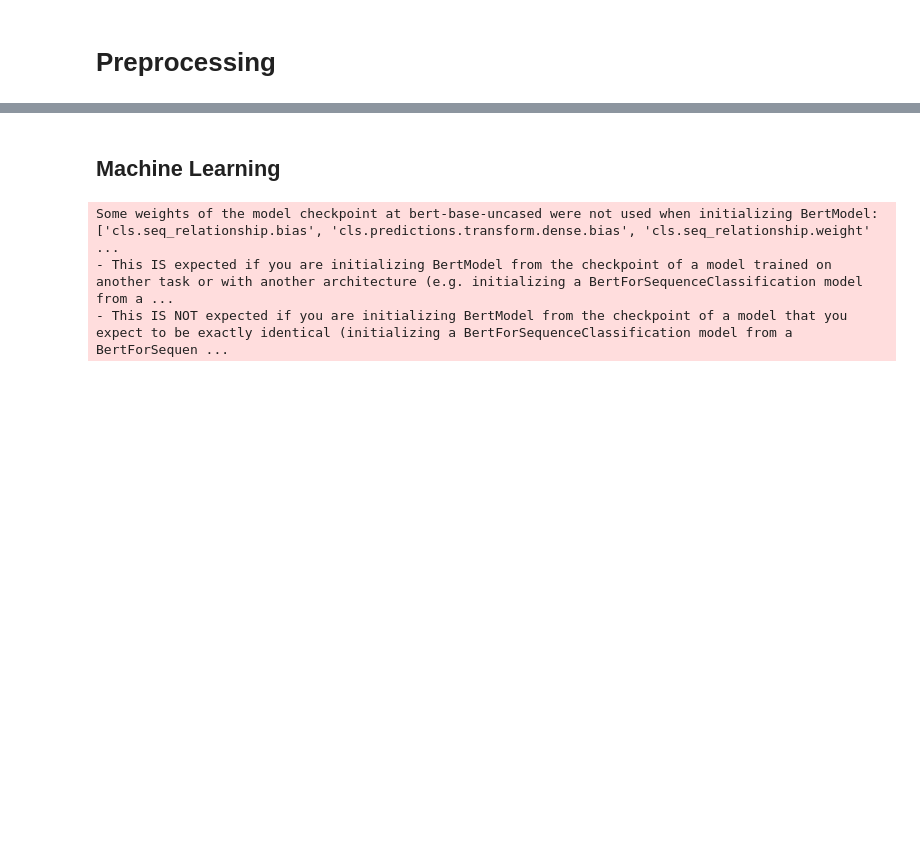
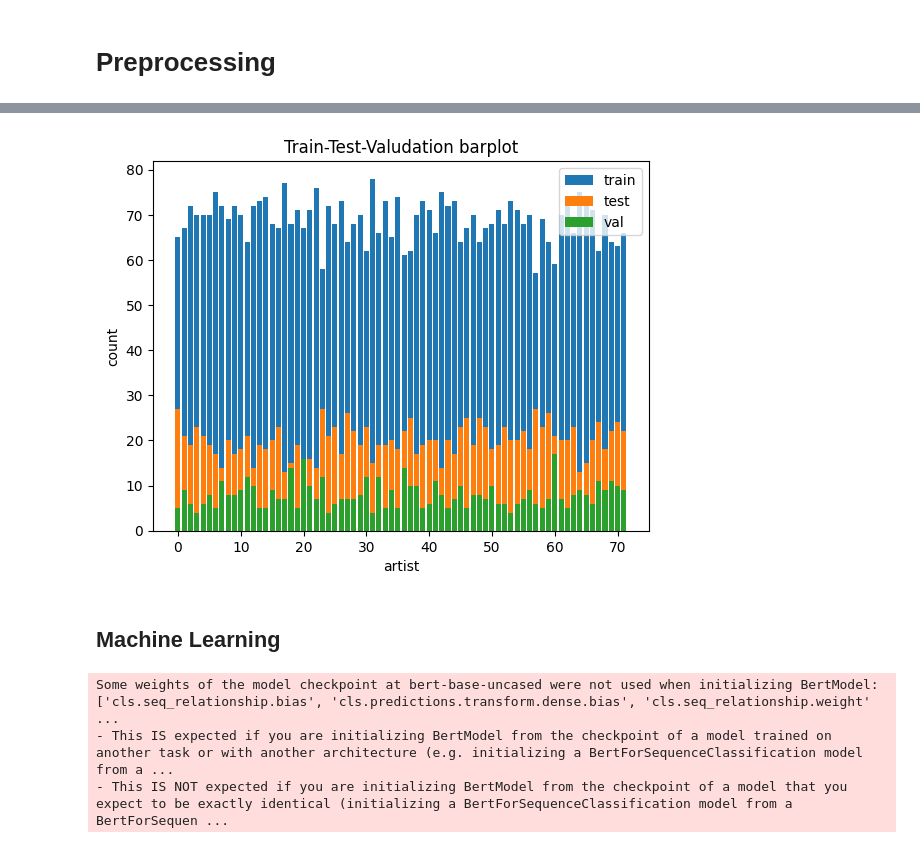
Before and after one commit to sciapponi/LyricStyleSpace, a Jupyter notebook: metric_learning.ipynb, the cells around one changed output, grey strips where cells are left out. Drawn from its saved outputs; the diff is of its cells as text; code cells hidden in the pictures; blank space fills up the shorter version.

```diff
--- a/metric_learning.ipynb
+++ b/metric_learning.ipynb
@@ -97,0 +94,13 @@ plot_dist(mapped_dataset['train'])
+# %%
+from datasets import DatasetDict
+tts_mapped_dataset = mapped_dataset['train'].train_test_split(train_size=0.7)
+mapped_dataset_valid = tts_mapped_dataset['test'].train_test_split(train_size=0.3)
+
+train_test_val_dataset = DatasetDict({
+    'train': tts_mapped_dataset['train'],
+    'test':mapped_dataset_valid['test'],
+    'val': mapped_dataset_valid['train']
+
+})
+
+train_test_val_dataset
@@ -98,2 +122,15 @@ plot_dist(mapped_dataset['train'])
+# %%
+from matplotlib import pyplot as plt
+
+plt.title("Train-Test-Valudation barplot")
+plt.ylabel("count")
+plt.xlabel("artist")
+plot_dist(train_test_val_dataset['train'])
+plot_dist(train_test_val_dataset['test'])
+plot_dist(train_test_val_dataset['val'])
+plt.legend(['train', 'test', 'val'])
+plt.show()
+# %% [output]
+[figure, added]
 # %% [markdown]
 ## Machine Learning
```
Also changed, not shown: parts of 9 cells of this notebook.
